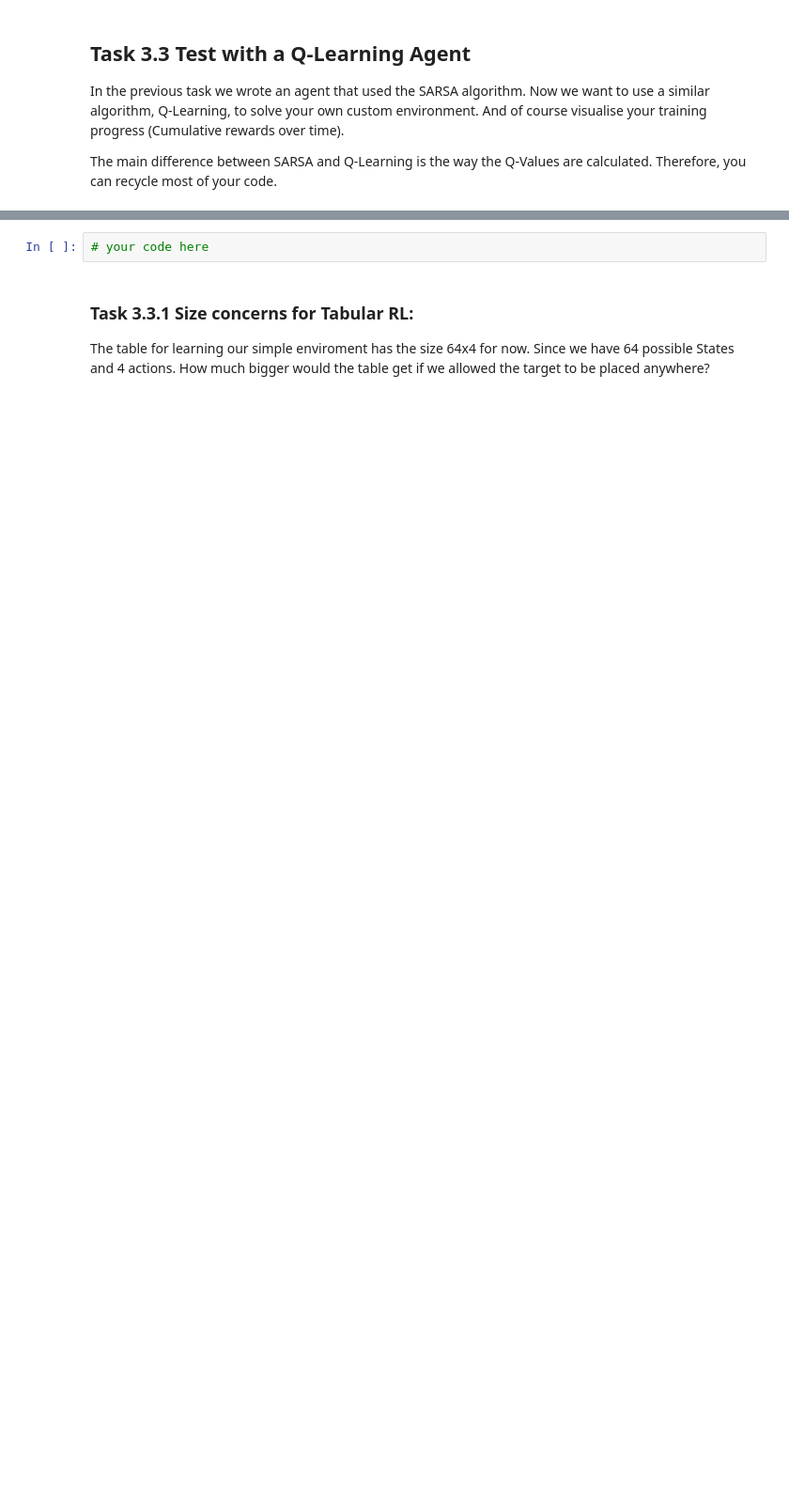
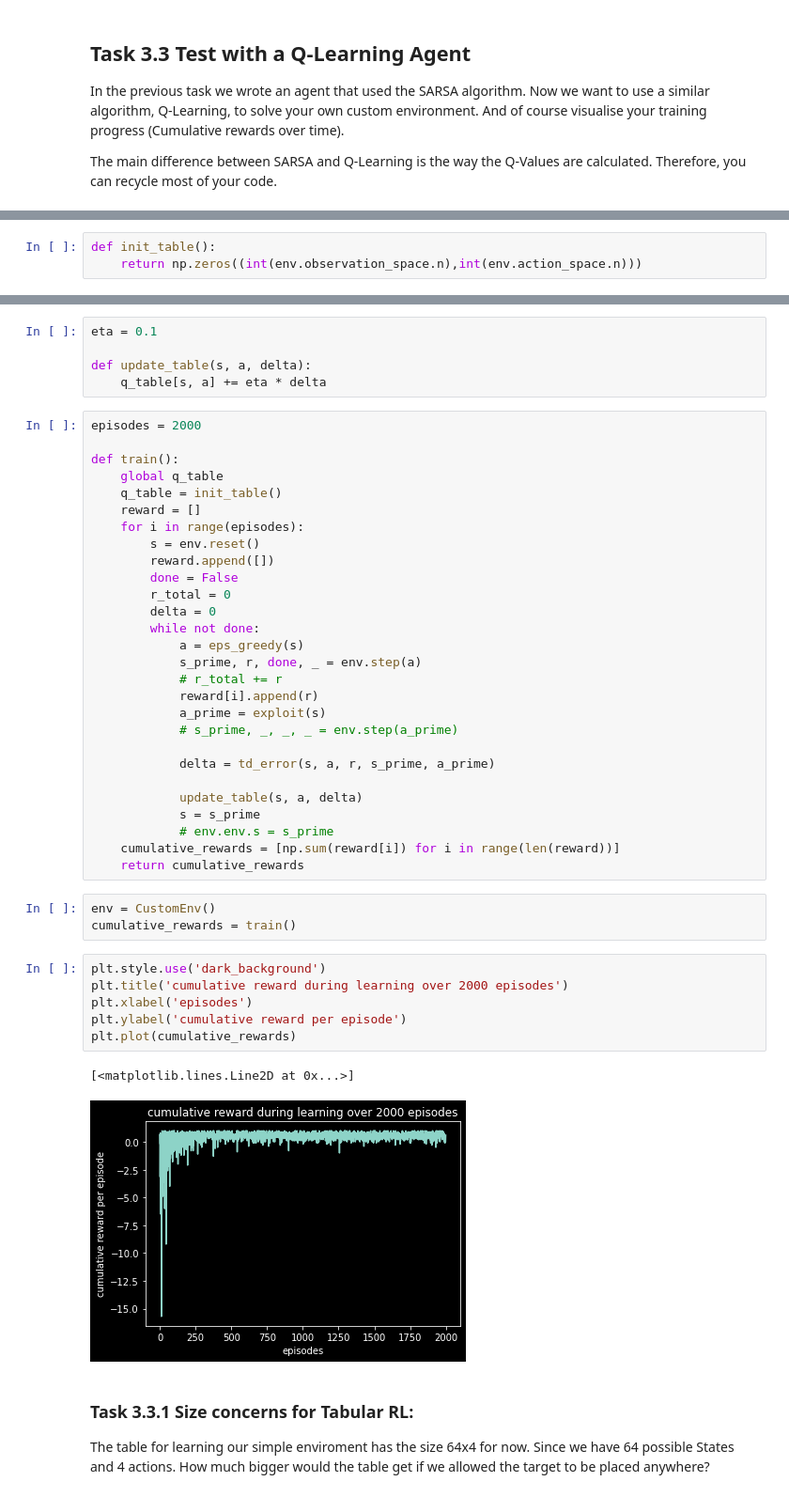
Before and after one commit to joe-hannes/DAIS, a Jupyter notebook: week5/CustomEnvironment.ipynb, the cells around one changed output, grey strips where cells are left out. Shown at 94% size. Drawn from its saved outputs; the diff is of its cells as text; blank space fills up the shorter version.

```diff
--- a/week5/CustomEnvironment.ipynb
+++ b/week5/CustomEnvironment.ipynb
@@ -100,0 +209,3 @@ The main difference between SARSA and Q-Learning is the way the Q-Values are cal
+# %%
+def init_table():
+    return np.zeros((int(env.observation_space.n),int(env.action_space.n)))
@@ -101,5 +236,48 @@ The main difference between SARSA and Q-Learning is the way the Q-Values are cal
+# %%
+eta = 0.1
+
+def update_table(s, a, delta):
+    q_table[s, a] += eta * delta
 # %%
-# your code here
+episodes = 2000
+
+def train():
+    global q_table
+    q_table = init_table()
+    reward = []
+    for i in range(episodes):
+        s = env.reset()
+        reward.append([])
+        done = False
+        r_total = 0
+        delta = 0
+        while not done:
+            a = eps_greedy(s)
+            s_prime, r, done, _ = env.step(a)
+            # r_total += r
+            reward[i].append(r)
+            a_prime = exploit(s)
+            # s_prime, _, _, _ = env.step(a_prime)
+
+            delta = td_error(s, a, r, s_prime, a_prime)
+
+            update_table(s, a, delta)
+            s = s_prime
+            # env.env.s = s_prime
+    cumulative_rewards = [np.sum(reward[i]) for i in range(len(reward))]
+    return cumulative_rewards
+# %%
+env = CustomEnv()
+cumulative_rewards = train()
+# %%
+plt.style.use('dark_background')
+plt.title('cumulative reward during learning over 2000 episodes')
+plt.xlabel('episodes')
+plt.ylabel('cumulative reward per episode')
+plt.plot(cumulative_rewards)
+# %% [output]
+[<matplotlib.lines.Line2D at 0x...>]
+[figure, added]
 # %% [markdown]
 ### Task 3.3.1 Size concerns for Tabular RL:
 The table for learning our simple enviroment has the size 64x4 for now. Since we have 64 possible States and 4 actions. How much bigger would the table get if we allowed the target to be placed anywhere?
```
Also changed, not shown: parts of 13 cells of this notebook.
